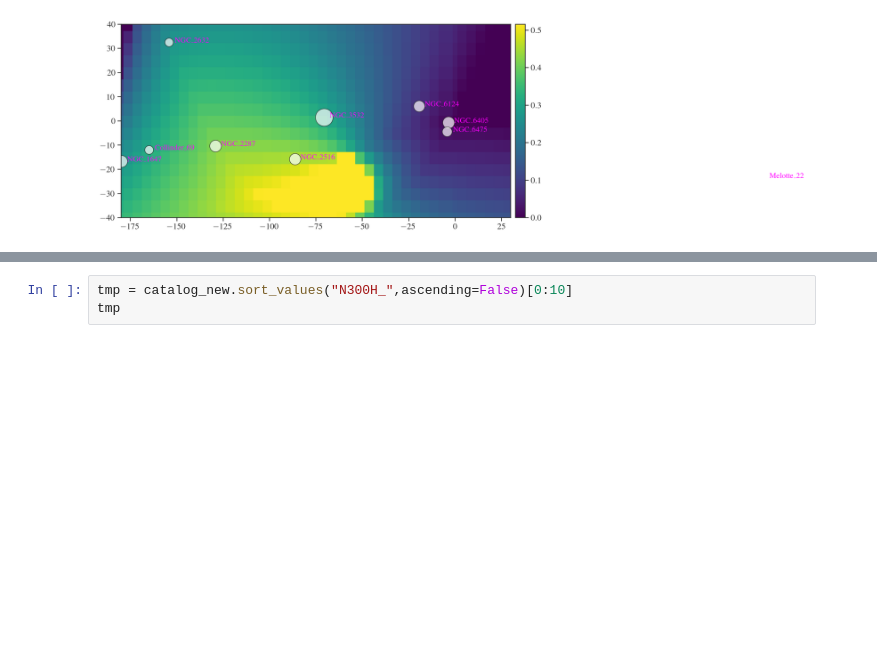
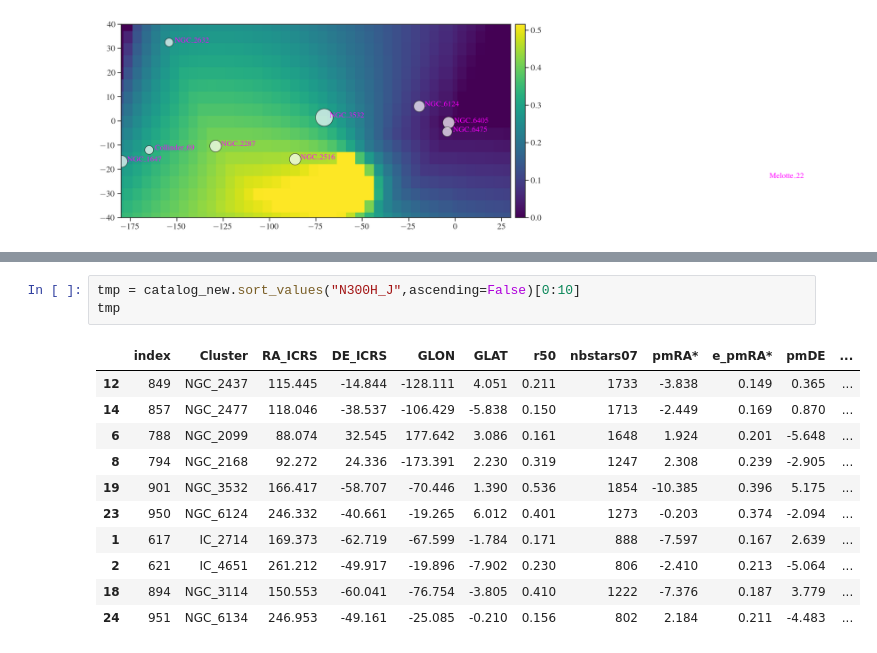
Before and after one commit to ShotaMiyazaki94/prime_transit, a Jupyter notebook: gaia_dr2/notebook/6_derive_yields.ipynb, the cells around one changed output, grey strips where cells are left out. Drawn from its saved outputs; the diff is of its cells as text; blank space fills up the shorter version.

```diff
--- a/gaia_dr2/notebook/6_derive_yields.ipynb
+++ b/gaia_dr2/notebook/6_derive_yields.ipynb
@@ -203,5 +203,17 @@ tmp
 | 3 | 738 | Melotte_22 | 56.601 | 24.114 | 166.462 | -23.614 | 1.274 | 952 | 20.077 | 1.062 | -45.503 | ... |
 | 16 | 876 | NGC_2632 | 130.054 | 19.621 | -154.048 | 32.428 | 0.985 | 685 | -36.090 | 1.115 | -12.919 | ... |
 # %%
-tmp = catalog_new.sort_values("N300H_",ascending=False)[0:10]
+tmp = catalog_new.sort_values("N300H_J",ascending=False)[0:10]
 tmp
+# %% [output]
+|  | index | Cluster | RA_ICRS | DE_ICRS | GLON | GLAT | r50 | nbstars07 | pmRA* | e_pmRA* | pmDE | ... |
+| 12 | 849 | NGC_2437 | 115.445 | -14.844 | -128.111 | 4.051 | 0.211 | 1733 | -3.838 | 0.149 | 0.365 | ... |
+| 14 | 857 | NGC_2477 | 118.046 | -38.537 | -106.429 | -5.838 | 0.150 | 1713 | -2.449 | 0.169 | 0.870 | ... |
+| 6 | 788 | NGC_2099 | 88.074 | 32.545 | 177.642 | 3.086 | 0.161 | 1648 | 1.924 | 0.201 | -5.648 | ... |
+| 8 | 794 | NGC_2168 | 92.272 | 24.336 | -173.391 | 2.230 | 0.319 | 1247 | 2.308 | 0.239 | -2.905 | ... |
+| 19 | 901 | NGC_3532 | 166.417 | -58.707 | -70.446 | 1.390 | 0.536 | 1854 | -10.385 | 0.396 | 5.175 | ... |
+| 23 | 950 | NGC_6124 | 246.332 | -40.661 | -19.265 | 6.012 | 0.401 | 1273 | -0.203 | 0.374 | -2.094 | ... |
+| 1 | 617 | IC_2714 | 169.373 | -62.719 | -67.599 | -1.784 | 0.171 | 888 | -7.597 | 0.167 | 2.639 | ... |
+| 2 | 621 | IC_4651 | 261.212 | -49.917 | -19.896 | -7.902 | 0.230 | 806 | -2.410 | 0.213 | -5.064 | ... |
+| 18 | 894 | NGC_3114 | 150.553 | -60.041 | -76.754 | -3.805 | 0.410 | 1222 | -7.376 | 0.187 | 3.779 | ... |
+| 24 | 951 | NGC_6134 | 246.953 | -49.161 | -25.085 | -0.210 | 0.156 | 802 | 2.184 | 0.211 | -4.483 | ... |
```
